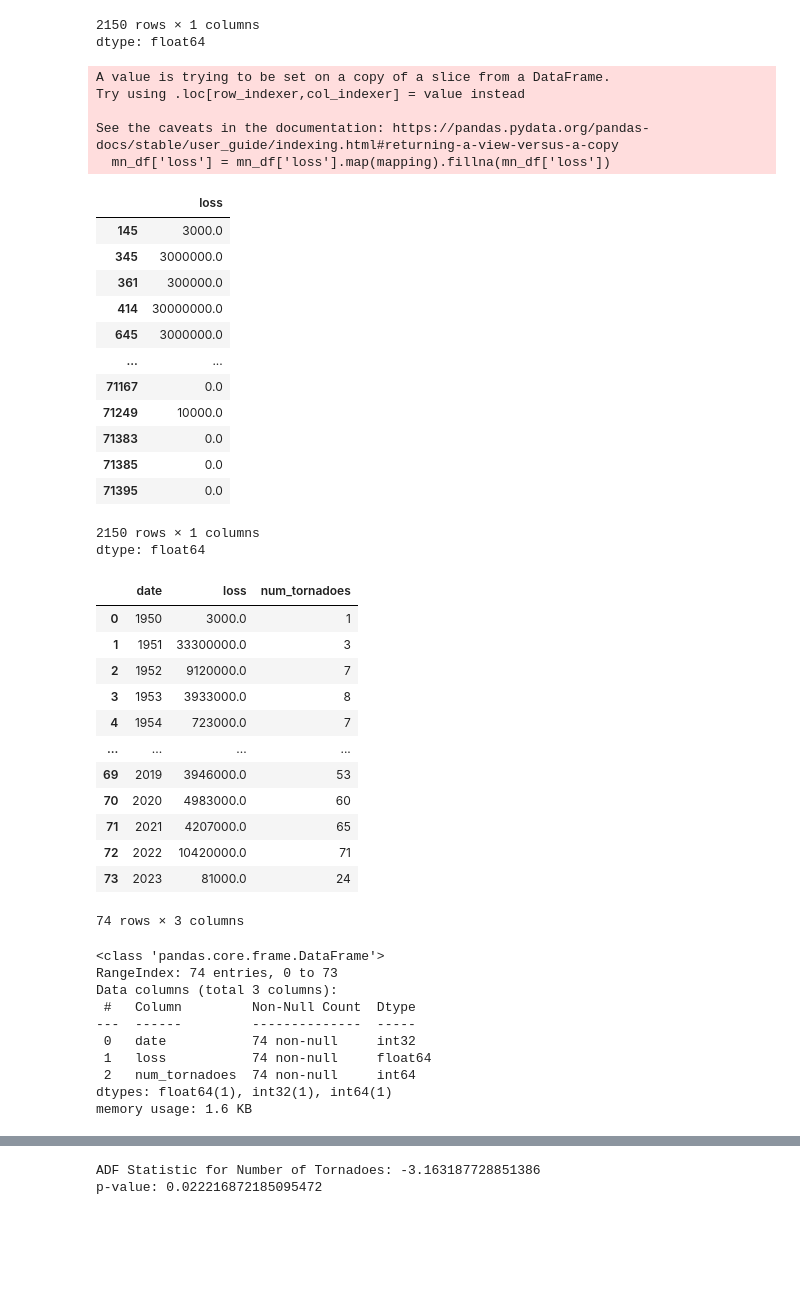
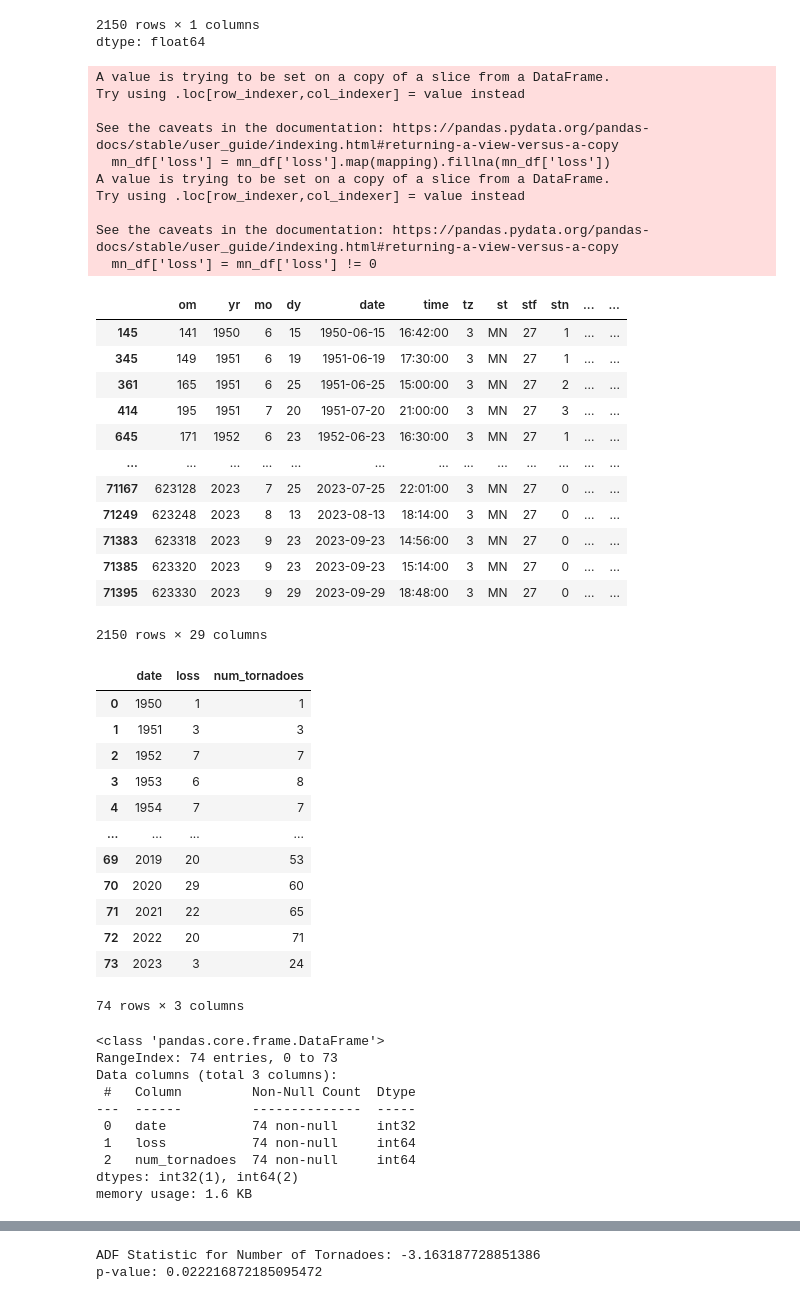
Before and after one commit to RainaVardhan/DS4002-Project-2, a Jupyter notebook: Only_Property_Damage.ipynb, the cells around one changed output, grey strips where cells are left out. Drawn from its saved outputs; the diff is of its cells as text; code cells hidden in the pictures; blank space fills up the shorter version.

```diff
--- a/Only_Property_Damage.ipynb
+++ b/Only_Property_Damage.ipynb
@@ -56,31 +50,36 @@ dtype: float64
 # %%
 # Create new column using dictionary
 mapping = {1.0: 50, 2.0: 300, 3.0: 3000, 4.0: 30000, 5.0: 300000, 6.0: 3000000,
            7.0: 30000000, 8.0: 300000000, 9.0: 5000000000}
 
 # combine this new data with existing DataFrame
 mn_df['loss'] = mn_df['loss'].map(mapping).fillna(mn_df['loss'])
-mn_df['loss']
+mn_df['loss'] = mn_df['loss'] != 0
+mn_df
 # %% [output]
 A value is trying to be set on a copy of a slice from a DataFrame.
 Try using .loc[row_indexer,col_indexer] = value instead
 
 See the caveats in the documentation: https://pandas.pydata.org/pandas-docs/stable/user_guide/indexing.html#returning-a-view-versus-a-copy
   mn_df['loss'] = mn_df['loss'].map(mapping).fillna(mn_df['loss'])
+A value is trying to be set on a copy of a slice from a DataFrame.
+Try using .loc[row_indexer,col_indexer] = value instead
+
+See the caveats in the documentation: https://pandas.pydata.org/pandas-docs/stable/user_guide/indexing.html#returning-a-view-versus-a-copy
+  mn_df['loss'] = mn_df['loss'] != 0
-|  | loss |
-| 145 | 3000.0 |
-| 345 | 3000000.0 |
-| 361 | 300000.0 |
-| 414 | 30000000.0 |
-| 645 | 3000000.0 |
-| ... | ... |
-| 71167 | 0.0 |
-| 71249 | 10000.0 |
-| 71383 | 0.0 |
-| 71385 | 0.0 |
-| 71395 | 0.0 |
+|  | om | yr | mo | dy | date | time | tz | st | stf | stn | ... | ... |
+| 145 | 141 | 1950 | 6 | 15 | 1950-06-15 | 16:42:00 | 3 | MN | 27 | 1 | ... | ... |
+| 345 | 149 | 1951 | 6 | 19 | 1951-06-19 | 17:30:00 | 3 | MN | 27 | 1 | ... | ... |
+| 361 | 165 | 1951 | 6 | 25 | 1951-06-25 | 15:00:00 | 3 | MN | 27 | 2 | ... | ... |
+| 414 | 195 | 1951 | 7 | 20 | 1951-07-20 | 21:00:00 | 3 | MN | 27 | 3 | ... | ... |
+| 645 | 171 | 1952 | 6 | 23 | 1952-06-23 | 16:30:00 | 3 | MN | 27 | 1 | ... | ... |
+| ... | ... | ... | ... | ... | ... | ... | ... | ... | ... | ... | ... | ... |
+| 71167 | 623128 | 2023 | 7 | 25 | 2023-07-25 | 22:01:00 | 3 | MN | 27 | 0 | ... | ... |
+| 71249 | 623248 | 2023 | 8 | 13 | 2023-08-13 | 18:14:00 | 3 | MN | 27 | 0 | ... | ... |
+| 71383 | 623318 | 2023 | 9 | 23 | 2023-09-23 | 14:56:00 | 3 | MN | 27 | 0 | ... | ... |
+| 71385 | 623320 | 2023 | 9 | 23 | 2023-09-23 | 15:14:00 | 3 | MN | 27 | 0 | ... | ... |
+| 71395 | 623330 | 2023 | 9 | 29 | 2023-09-29 | 18:48:00 | 3 | MN | 27 | 0 | ... | ... |
-2150 rows × 1 columns
-dtype: float64
+2150 rows × 29 columns
 # %%
 #Group data by year and aggregate by property loss, crop loss, and tornado frequency
 yearly_data = mn_df.groupby(mn_df['date'].dt.year).agg({
@@ -92,17 +91,17 @@ yearly_data.rename(columns={'om': 'num_tornadoes'}, inplace=True)
 yearly_data
 # %% [output]
 |  | date | loss | num_tornadoes |
-| 0 | 1950 | 3000.0 | 1 |
-| 1 | 1951 | 33300000.0 | 3 |
-| 2 | 1952 | 9120000.0 | 7 |
-| 3 | 1953 | 3933000.0 | 8 |
-| 4 | 1954 | 723000.0 | 7 |
+| 0 | 1950 | 1 | 1 |
+| 1 | 1951 | 3 | 3 |
+| 2 | 1952 | 7 | 7 |
+| 3 | 1953 | 6 | 8 |
+| 4 | 1954 | 7 | 7 |
 | ... | ... | ... | ... |
-| 69 | 2019 | 3946000.0 | 53 |
-| 70 | 2020 | 4983000.0 | 60 |
-| 71 | 2021 | 4207000.0 | 65 |
-| 72 | 2022 | 10420000.0 | 71 |
-| 73 | 2023 | 81000.0 | 24 |
+| 69 | 2019 | 20 | 53 |
+| 70 | 2020 | 29 | 60 |
+| 71 | 2021 | 22 | 65 |
+| 72 | 2022 | 20 | 71 |
+| 73 | 2023 | 3 | 24 |
 74 rows × 3 columns
 # %%
 #Checking for null values
@@ -114,9 +113,9 @@ Data columns (total 3 columns):
  #   Column         Non-Null Count  Dtype
 ---  ------         --------------  -----
  0   date           74 non-null     int32
- 1   loss           74 non-null     float64
+ 1   loss           74 non-null     int64
  2   num_tornadoes  74 non-null     int64
-dtypes: float64(1), int32(1), int64(1)
+dtypes: int32(1), int64(2)
 memory usage: 1.6 KB
 # %%
 fig, ax = plt.subplots(2, 1, figsize=(10, 8))
```
Also changed, not shown: parts of 3 cells of this notebook.
